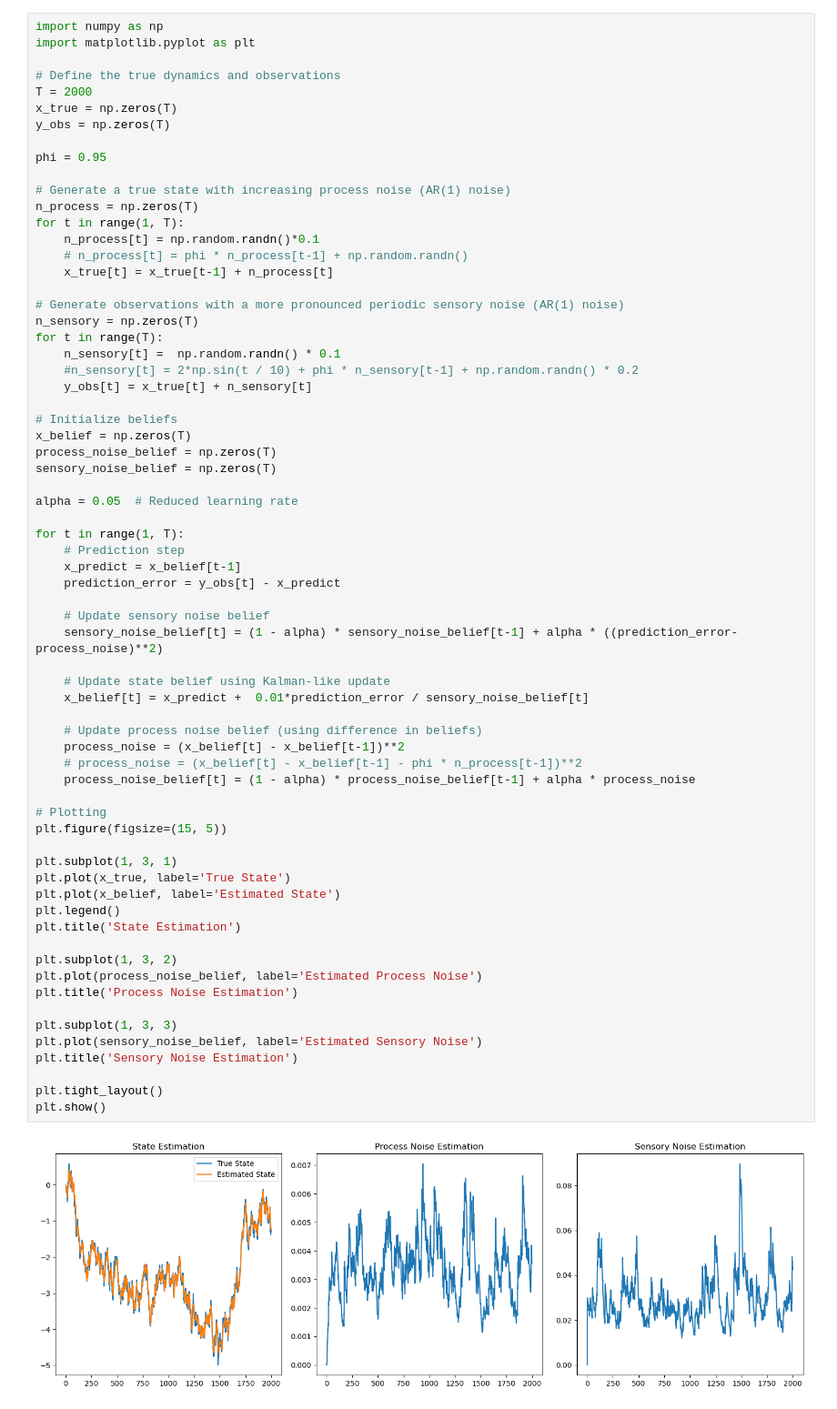
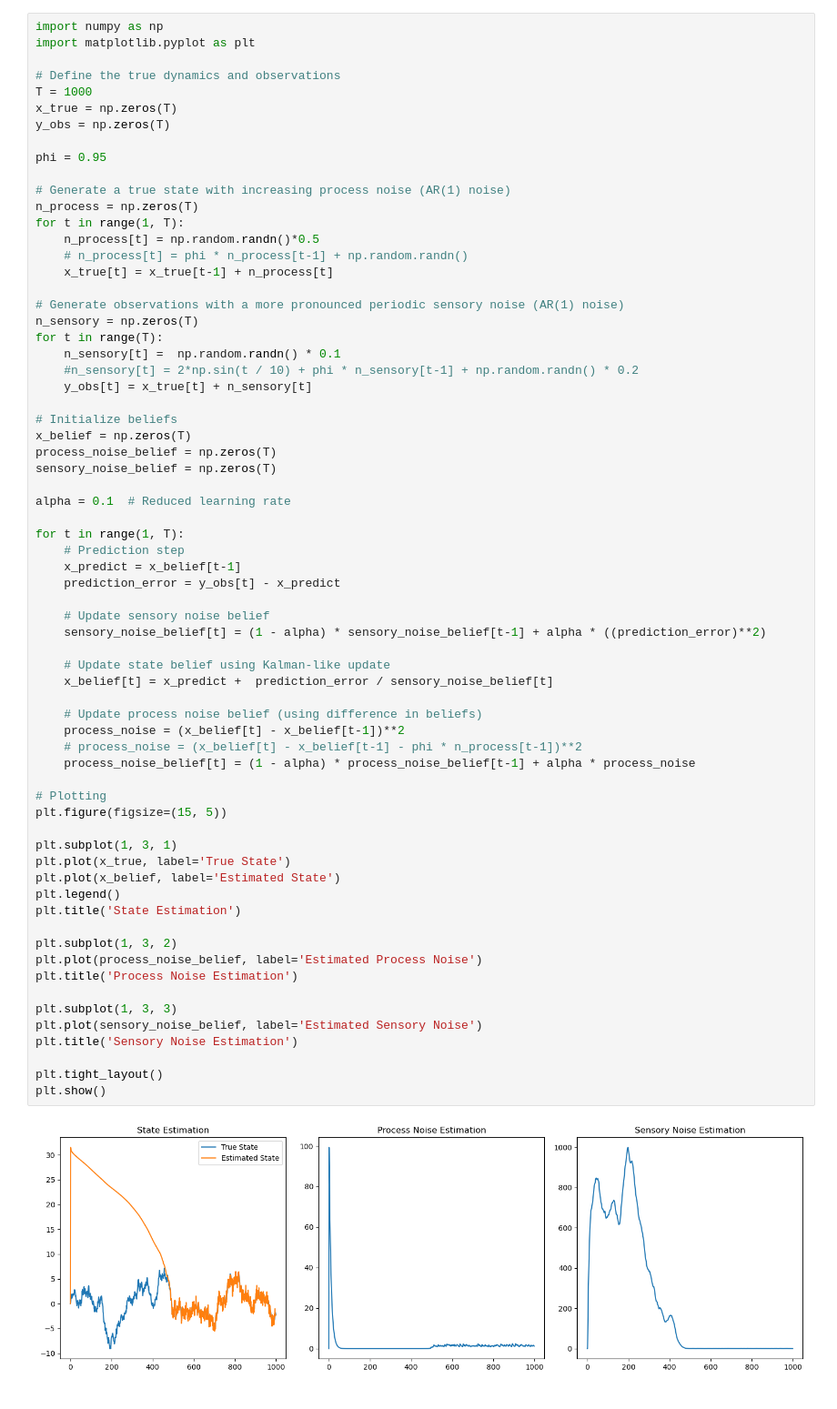
Before and after one commit to sebastiaan116/Affective-Active-Inference, a Jupyter notebook: Test_gpt.ipynb, the cells around one changed output. Shown at 91% size. Cells and saved outputs as stored; diff of their text form.

```diff
--- a/Test_gpt.ipynb
+++ b/Test_gpt.ipynb
@@ -3,7 +3,7 @@ import numpy as np
 import matplotlib.pyplot as plt
 
 # Define the true dynamics and observations
-T = 2000
+T = 1000
 x_true = np.zeros(T)
 y_obs = np.zeros(T)
 
@@ -12,7 +12,7 @@ phi = 0.95
 # Generate a true state with increasing process noise (AR(1) noise)
 n_process = np.zeros(T)
 for t in range(1, T):
-    n_process[t] = np.random.randn()*0.1
+    n_process[t] = np.random.randn()*0.5
     # n_process[t] = phi * n_process[t-1] + np.random.randn()
     x_true[t] = x_true[t-1] + n_process[t]
 
@@ -28,7 +28,7 @@ x_belief = np.zeros(T)
 process_noise_belief = np.zeros(T)
 sensory_noise_belief = np.zeros(T)
 
-alpha = 0.05  # Reduced learning rate
+alpha = 0.1  # Reduced learning rate
 
 for t in range(1, T):
     # Prediction step
@@ -36,34 +36,34 @@ for t in range(1, T):
     prediction_error = y_obs[t] - x_predict
 
     # Update sensory noise belief
-    sensory_noise_belief[t] = (1 - alpha) * sensory_noise_belief[t-1] + alpha * ((prediction_error-process_noise)**2)
+    sensory_noise_belief[t] = (1 - alpha) * sensory_noise_belief[t-1] + alpha * ((prediction_error)**2)
 
     # Update state belief using Kalman-like update
-    x_belief[t] = x_predict +  0.01*prediction_error / sensory_noise_belief[t]
+    x_belief[t] = x_predict +  prediction_error / sensory_noise_belief[t]
 
     # Update process noise belief (using difference in beliefs)
     process_noise = (x_belief[t] - x_belief[t-1])**2
     # process_noise = (x_belief[t] - x_belief[t-1] - phi * n_process[t-1])**2
     process_noise_belief[t] = (1 - alpha) * process_noise_belief[t-1] + alpha * process_noise
 
 # Plotting
 plt.figure(figsize=(15, 5))
 
 plt.subplot(1, 3, 1)
 plt.plot(x_true, label='True State')
 plt.plot(x_belief, label='Estimated State')
 plt.legend()
 plt.title('State Estimation')
 
 plt.subplot(1, 3, 2)
 plt.plot(process_noise_belief, label='Estimated Process Noise')
 plt.title('Process Noise Estimation')
 
 plt.subplot(1, 3, 3)
 plt.plot(sensory_noise_belief, label='Estimated Sensory Noise')
 plt.title('Sensory Noise Estimation')
 
 plt.tight_layout()
 plt.show()
 # %% [output]
-[figure, old version]
+[figure, new version]
```
Also changed, not shown: parts of 6 cells of this notebook, 3 other files.
